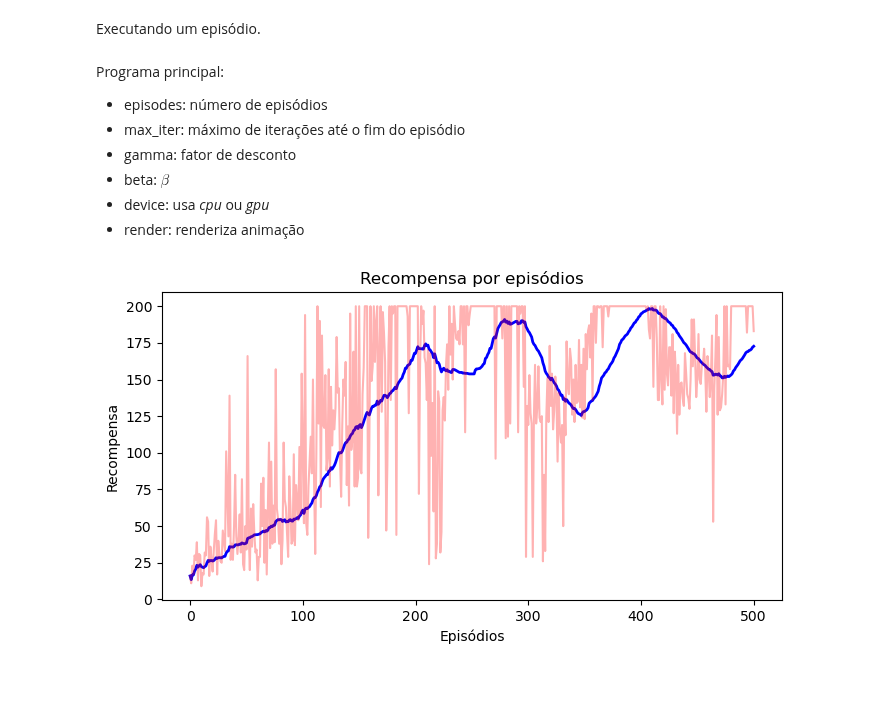
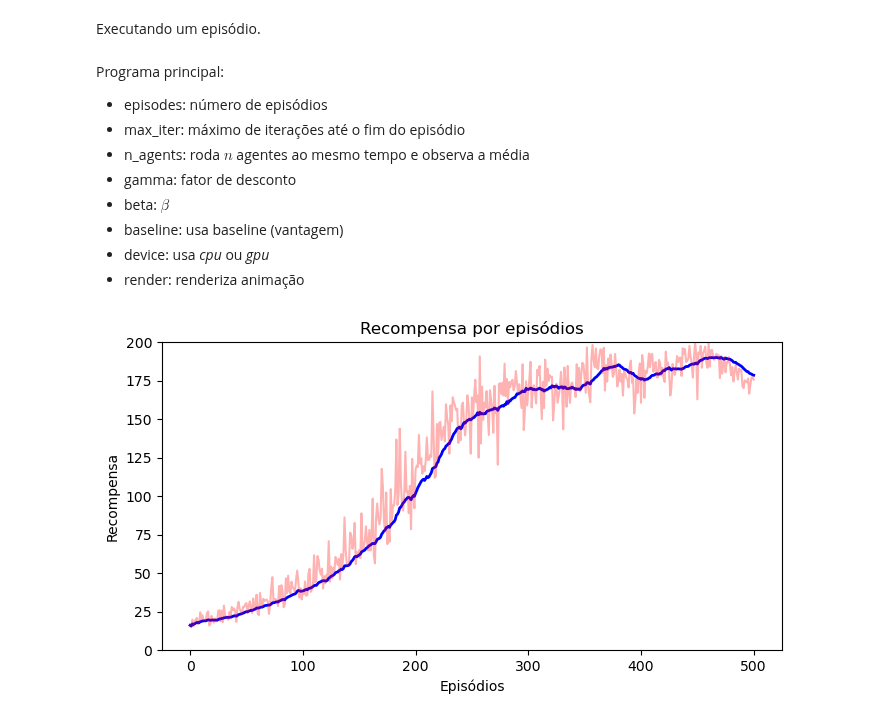
Before and after one commit to GTI-UFMG/IAR_codes, a Jupyter notebook: aula08/REINFORCE_pendulo.ipynb, the cells around one changed output. Drawn from its saved outputs; the diff is of its cells as text; code cells hidden in the pictures; blank space fills up the shorter version.

```diff
--- a/aula08/REINFORCE_pendulo.ipynb
+++ b/aula08/REINFORCE_pendulo.ipynb
@@ -50,28 +50,36 @@ Essa rede representa uma função diferenciável $\pi(a|s, \boldsymbol{\theta})$
 # %%
 class Policy(nn.Module):
     ##########################################
-    def __init__(self, state_size, action_size, hidden_size=32):
+    def __init__(self, state_size, action_size, hidden_size=16, device='cpu'):
         super(Policy, self).__init__()
         self.fc1 = nn.Linear(state_size, hidden_size)
         self.fc2 = nn.Linear(hidden_size, action_size)
 
+        # baseline: função de valor
+        self.value_head = nn.Linear(hidden_size, 1)
+
+        # usa gpu?
+        self.device = device
+
     ##########################################
     def forward(self, state):
-        x = self.fc1(state)
-        x = F.relu(x)
-        x = self.fc2(x)
-        return F.softmax(x, dim=1)
+        x = F.relu(self.fc1(state))
+        # probabilidade das acoes
+        action_probs = F.softmax(self.fc2(x), dim=1)
+        # valor do estado
+        state_value = self.value_head(x)
+        return action_probs, state_value
 
     ##########################################
-    def act(self, state, device):
-        state = torch.from_numpy(state).float().unsqueeze(0).to(device)
+    def act(self, state):
+        state = torch.from_numpy(state).float().unsqueeze(0).to(self.device)
         # saida da rede é a probabilidade de cada ação para o estado
-        probs = self.forward(state).to(device)
+        probs, value = self.forward(state)
         # escolhe a ação aleatoria segundo a probabilidade categorical
         model = Categorical(probs)
         action = model.sample()
         # retorna ação e log da probabilidade dela
-        return action.item(), model.log_prob(action)
+        return action.item(), model.log_prob(action), value
 # %% [markdown]
 Criando a classe para o algoritmo de REINFORCE.
 # %%
@@ -88,6 +96,7 @@ class Reinforce(object):
         self.gamma = parameters['gamma']
         self.beta = parameters['beta']
         self.device = parameters['device']
+        self.baseline = parameters['baseline']
 
         # cria ambiente
         if parameters['render']:
@@ -96,7 +105,7 @@ class Reinforce(object):
             self.env = gym.make('CartPole-v1')
 
         # cria a função parametrica da política
-        self.policy = Policy(state_size=self.env.observation_space.shape[0], action_size=self.env.action_space.n).to(self.device)
+        self.policy = Policy(state_size=self.env.observation_space.shape[0], action_size=self.env.action_space.n, device=self.device).to(self.device)
 
         # otimizador da rede neural
         self.optimizer = optim.Adam(self.policy.parameters(), lr=self.beta)
@@ -159,8 +181,10 @@ class Reinforce(Reinforce):
 Programa principal:
 - episodes: número de episódios
 - max_iter: máximo de iterações até o fim do episódio
+- n_agents: roda $n$ agentes ao mesmo tempo e observa a média
 - gamma: fator de desconto
 - beta: $\beta$
+- baseline: usa baseline (vantagem)
 - device: usa *cpu* ou *gpu*
 - render: renderiza animação
 # %%
@@ -171,40 +195,46 @@ if __name__ == '__main__':
     # parametros
     parameters = {'episodes'  : 500,
                   'max_iter'  : 200,
+                  'n_agents'  : 10,
                   'gamma'     : 0.99,
                   'beta'      : 5e-3,
+                  'baseline'  : False,
                   'device'    : torch.device("cuda:0" if torch.cuda.is_available() else "cpu"),
                   'render'    : False,
                  }
 
     # historico dos reforços
     rewards = []
     avg_rewards = []
 
-    re = Reinforce(parameters)
+    # cria 'n_agents' para observar comportamento médio
+    re = [Reinforce(parameters) for _ in range(parameters['n_agents'])]
 
-    while re.episode <= parameters['episodes']:
+    while re[0].episode <= parameters['episodes']:
 
-        # roda um episodio
-        total_reward = re.runEpisode()
+        # roda um episodio para cada agente
+        total_reward = [re[i].runEpisode() for i in range(parameters['n_agents'])]
+        # média de todos os agentes
+        total_reward = np.mean(total_reward)
 
         # rewards
         rewards.append(total_reward)
         # reward medio
-        avg_rewards.append(np.mean(rewards[-50:]))
+        avg_rewards.append(np.mean(rewards[-25:]))
 
         plt.figure(1)
         clear_output(wait=True)
         plt.clf()
         plt.plot(avg_rewards, 'b', linewidth=2)
         plt.plot(rewards, 'r', alpha=0.3)
         plt.title('Recompensa por episódios')
         plt.xlabel('Episódios')
         plt.ylabel('Recompensa')
+        plt.ylim([0, 200])
 
         plt.show()
         plt.pause(.1)
 
     plt.ioff()
 # %% [output]
-[figure, old version]
+[figure, new version]
```
Also changed, not shown: parts of 1 cell of this notebook.
